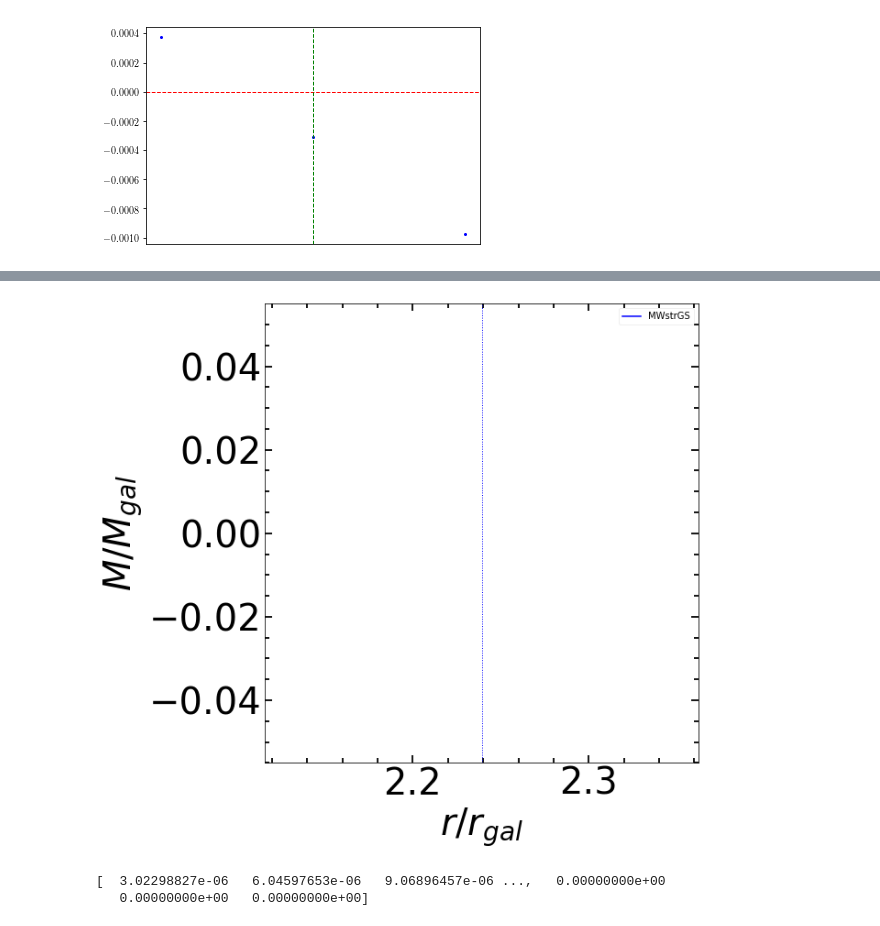
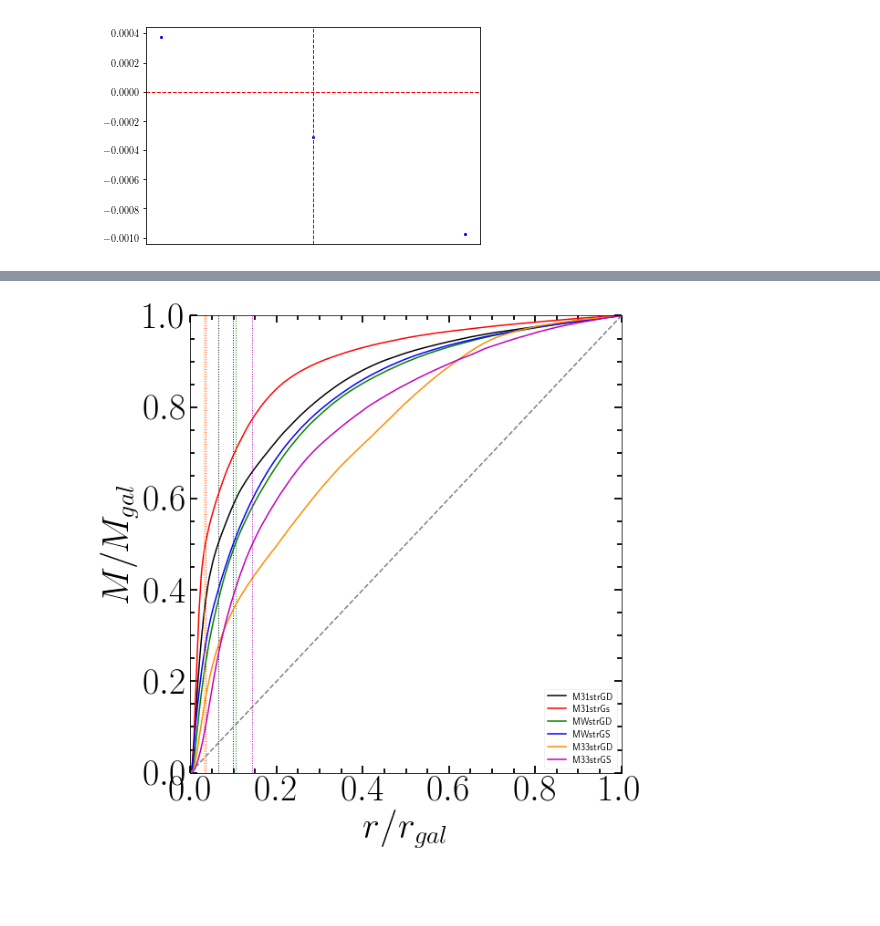
Before and after one commit to ornemarioni/Barras_GdGs, a Jupyter notebook: Barras_Gd/programs/Vcirc_simulaciones.ipynb, the cells around one changed output, grey strips where cells are left out. Drawn from its saved outputs; the diff is of its cells as text; code cells hidden in the pictures; blank space fills up the shorter version.

```diff
--- a/Barras_Gd/programs/Vcirc_simulaciones.ipynb
+++ b/Barras_Gd/programs/Vcirc_simulaciones.ipynb
@@ -430,33 +512,39 @@ r200_M31gd = radios_M31gd[0]
 r50_M31gd  = radios_M31gd[1]
 r25_M31gd  = radios_M31gd[2]
 r75_M31gd  = radios_M31gd[3]
+Mgal_M31gd = radios_M31gd[4]
 
 radios_MWgd  = np.loadtxt(path + 'Barras_GdGs/Barras_Gd/_data/MW_radios.dat')
 r200_MWgd = radios_MWgd[0]
 r50_MWgd  = radios_MWgd[1]
 r25_MWgd  = radios_MWgd[2]
 r75_MWgd  = radios_MWgd[3]
+Mgal_MWgd = radios_MWgd[4]
 
 radios_M33gd  = np.loadtxt(path + 'Barras_GdGs/Barras_Gd/_data/M33_radios.dat')
 r200_M33gd = radios_M33gd[0]
 r50_M33gd  = radios_M33gd[1]
 r25_M33gd  = radios_M33gd[2]
 r75_M33gd  = radios_M33gd[3]
+Mgal_M33gd = radios_M33gd[4]
 
 radios_M31gs  = np.loadtxt(path + 'Barras_GdGs/Barras_Gs/_data/M31_radios.dat')
 r200_M31gs = radios_M31gs[0]
 r50_M31gs  = radios_M31gs[1]
 r25_M31gs  = radios_M31gs[2]
 r75_M31gs  = radios_M31gs[3]
+Mgal_M31gs = radios_M31gs[4]
 
 radios_MWgs  = np.loadtxt(path + 'Barras_GdGs/Barras_Gs/_data/MW_radios.dat')
 r200_MWgs = radios_MWgs[0]
 r50_MWgs  = radios_MWgs[1]
 r25_MWgs  = radios_MWgs[2]
 r75_MWgs  = radios_MWgs[3]
+Mgal_MWgs = radios_MWgs[4]
 
 radios_M33gs  = np.loadtxt(path + 'Barras_GdGs/Barras_Gs/_data/M33_radios.dat')
 r200_M33gs = radios_M33gs[0]
 r50_M33gs  = radios_M33gs[1]
 r25_M33gs  = radios_M33gs[2]
 r75_M33gs  = radios_M33gs[3]
+Mgal_M33gs = radios_M33gs[4]
@@ -1133,56 +963,50 @@ plt.show()
 # %%
-fig, ax = plt.subplots(nrows=1, ncols=1, figsize=(8, 8))
-#                        gridspec_kw = {'height_ratios':[3,1,3,1]})
+fig=plt.figure(1,figsize=(8,8))
 fig.subplots_adjust(bottom=0.08, left =0.1, right = 0.92, top = 0.95, wspace=0., hspace= 0)
 
-# ax=fig.add_subplot(221)
-# ax.plot(rstr_M31gd/(r200_M31gd*0.15),Mcstr_M31gd/Mgal_M31gd,'-',lw=1.5, color='k', label ='M31strGD')
-# ax.axvline(r50_M31gd/(r200_M31gd*0.15),ymin=0,ymax=2, ls=':', color='k',lw=1)
+ax=fig.add_subplot(111)
 
-# ax.plot(rstr_M31gs/(r200_M31gs*0.15),Mcstr_M31gs/Mgal_M31gs,'-',lw=1.5, color='r', label ='M31strGs')
-# ax.axvline(r50_M31gs,ymin=0,ymax=200, ls=':', color='r',lw=1)
+ax.plot(rstr_M31gd[np.where(rstr_M31gd<r200_M31gd*0.15)]/(r200_M31gd*0.15),Mstr_M31gd[np.where(rstr_M31gd<r200_M31gd*0.15)]/Mgal_M31gd,
+        '-',lw=1.5, color='k', label ='M31strGD')
+ax.axvline(r50_M31gd/(r200_M31gd*0.15),ymin=0,ymax=1, ls=':', color='k',lw=1)
 
-# ax.plot(rstr_MWgd/(r200_MWgd*0.15),Mcstr_MWgd/Mgal_MWgd,'-',lw=1.5, color='g', label ='MWstrGD')
-# ax.axvline(r50_MWgd,ymin=0,ymax=200, ls=':', color='g',lw=1)
+ax.plot(rstr_M31gs[np.where(rstr_M31gs<r200_M31gs*0.15)]/(r200_M31gs*0.15),Mstr_M31gs[np.where(rstr_M31gs<r200_M31gs*0.15)]/Mgal_M31gs,
+        '-',lw=1.5, color='r', label ='M31strGs')
+ax.axvline(r50_M31gs/(r200_M31gs*0.15),ymin=0,ymax=1, ls=':', color='r',lw=1)
 
-ax.plot(rstr_MWgs/(r200_MWgs*0.15),Mcstr_MWgs/Mgal_MWgs,'-',lw=1.5, color='b', label ='MWstrGS')
-ax.axvline(r50_MWgs,ymin=0,ymax=200, ls=':', color='b',lw=1)
+ax.plot(rstr_MWgd[np.where(rstr_MWgd<r200_MWgd*0.15)]/(r200_MWgd*0.15),Mstr_MWgd[np.where(rstr_MWgd<r200_MWgd*0.15)]/Mgal_MWgd,
+        '-',lw=1.5, color='g', label ='MWstrGD')
+ax.axvline(r50_MWgd/(r200_MWgd*0.15),ymin=0,ymax=1, ls=':', color='g',lw=1)
 
-# ax.plot(rstr_M33gd/(r200_M33gd*0.15),Mcstr_M33gd/Mgal_M33gd,'-',lw=1.5, color='darkorange', label ='M33strGD')
-# ax.axvline(r50_M33gd,ymin=0,ymax=200, ls=':', color='darkorange',lw=1)
+ax.plot(rstr_MWgs[np.where(rstr_MWgs<r200_MWgs*0.15)]/(r200_MWgs*0.15),Mstr_MWgs[np.where(rstr_MWgs<r200_MWgs*0.15)]/Mgal_MWgs,
+        '-',lw=1.5, color='b', label ='MWstrGS')
+ax.axvline(r50_MWgs/(r200_MWgs*0.15),ymin=0,ymax=1, ls=':', color='b',lw=1)
 
-# ax.plot(rstr_M33gs/(r200_M33gs*0.15),Mcstr_M33gs/Mgal_M33gs,'-',lw=1.5, color='m', label ='M33strGS')
-# ax.axvline(r50_M33gs,ymin=0,ymax=200, ls=':', color='m',lw=1)
+ax.plot(rstr_M33gd[np.where(rstr_M33gd<r200_M33gd*0.15)]/(r200_M33gd*0.15),Mstr_M33gd[np.where(rstr_M33gd<r200_M33gd*0.15)]/Mgal_M33gd,
+        '-',lw=1.5, color='darkorange', label ='M33strGD')
+ax.axvline(r50_M33gd/r200_M33gd,ymin=0,ymax=1, ls=':', color='darkorange',lw=1)
 
+ax.plot(rstr_M33gs[np.where(rstr_M33gs<r200_M33gs*0.15)]/(r200_M33gs*0.15),Mstr_M33gs[np.where(rstr_M33gs<r200_M33gs*0.15)]/Mgal_M33gs,
+        '-',lw=1.5, color='m', label ='M33strGS')
+ax.axvline(r50_M33gs/(r200_M33gs*0.15),ymin=0,ymax=1, ls=':', color='m',lw=1)
+
+ax.plot([0,1],'--',color='grey')
+ax.set_xticks([0.0,0.2,0.4,0.6,0.8,1.0])
 # ax.set_xscale('log')
+
+ax.set_xlim(0,1)
 # ax.set_yscale('log')
-
-# ax.text(18, 175, 'A', fontsize=35, color='k', ha='right', va='center')
-#plt.legend(handles=[total,stars,gas,drk],fontsize=18, frameon=False)
-# ax[0,0].set_xticklabels([])
-# ax[0,0].set_xticks([0,5,10,15])
+# ax.set_yticks([1e-1,1e0], minor=True)
+ax.set_ylim(0,1)
 ax.set_ylabel(r'$M/M_{gal}$', fontsize=40)
 ax.set_xlabel(r'$r/r_{gal}$', fontsize=40)
-# ax.set_ylim(0,190)
-# ax.set_xlim(0,200)
+
 ax.minorticks_on()
 ax.tick_params( labelsize=40)
 ax.tick_params('both', length=5, width=1.8,which='minor', direction='in', right='on',top='on')
 ax.tick_params('both', length=8, width=1.8,which='major', direction='in', right='on',top='on')
 plt.legend(framealpha=0.3)
 
 plt.show()
 # %% [output]
-[figure, old version]
+[figure, new version]
-# %%
-#path = 'home/ornela/PYTHON/'
-path = '/home/omarioni/'
-
-M31_gd  = np.loadtxt(path + 'Barras_GdGs/Barras_Gd/_data/M31_Mcum.dat')
-
-Mgal_M31gd  = M31_gd[:,9]
-
-print Mgal_M31gd
-# %% [output]
-[  3.02298827e-06   6.04597653e-06   9.06896457e-06 ...,   0.00000000e+00
-   0.00000000e+00   0.00000000e+00]
```
Also changed, not shown: parts of 19 cells of this notebook, 2 other files.
